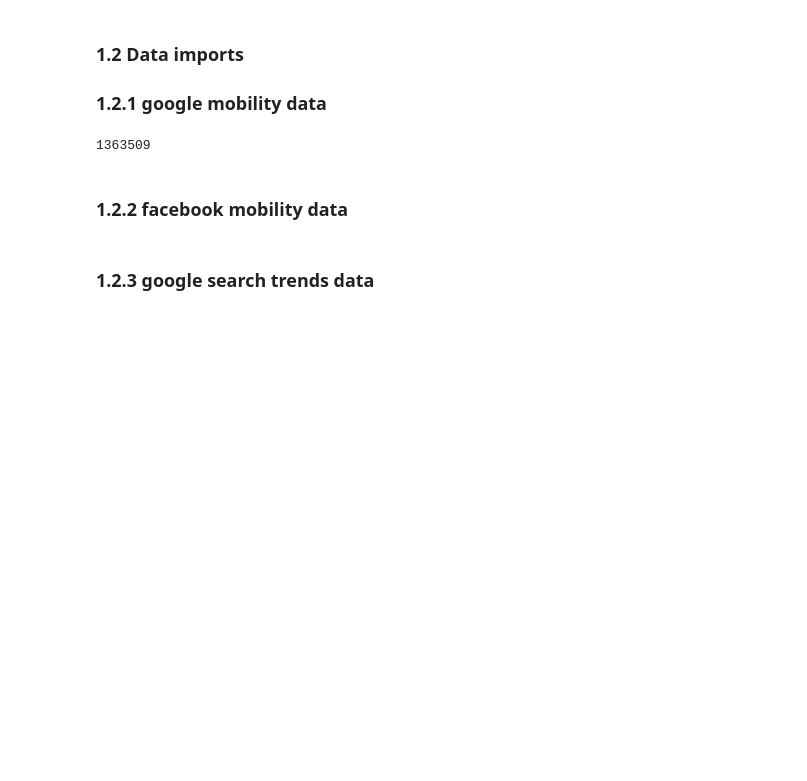
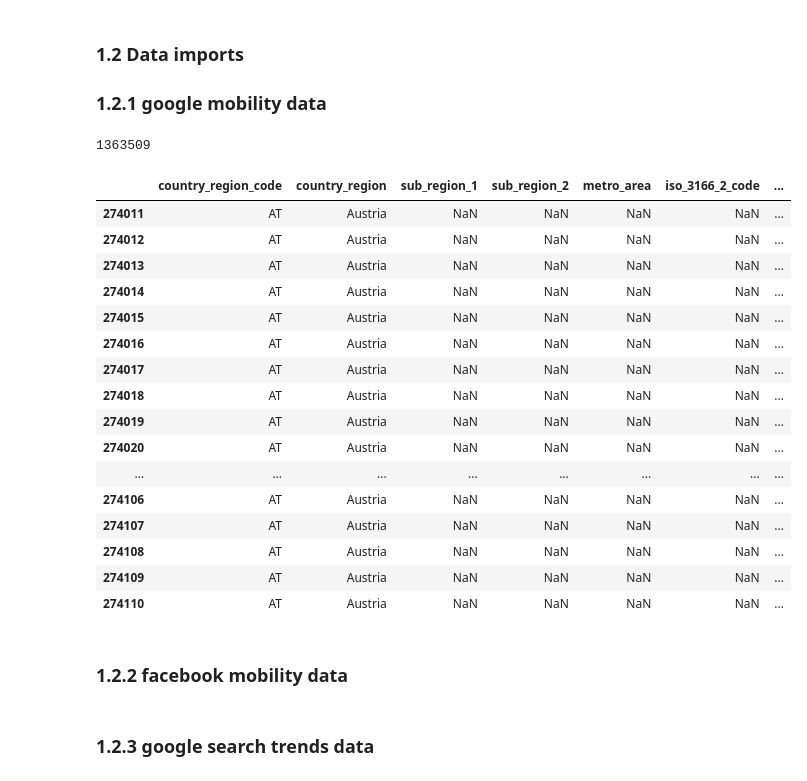
Before and after one commit to KevinSpurk/P03-how-to-predict-a-pandemic, a Jupyter notebook: P03_predict_covid19.ipynb, the cells around one changed output. Drawn from its saved outputs; the diff is of its cells as text; code cells hidden in the pictures; blank space fills up the shorter version.

Commit message:
imports, google trends data (working)

```diff
--- a/P03_predict_covid19.ipynb
+++ b/P03_predict_covid19.ipynb
@@ -48,6 +48,26 @@ data_mob_eu = data_mob_global[data_mob_global['country_region_code'].isin(tgt_co
 len(data_mob_eu)
 # %% [output]
 1363509
+# %%
+data_mob_eu.head(100)
+# %% [output]
+|  | country_region_code | country_region | sub_region_1 | sub_region_2 | metro_area | iso_3166_2_code | ... |
+| 274011 | AT | Austria | NaN | NaN | NaN | NaN | ... |
+| 274012 | AT | Austria | NaN | NaN | NaN | NaN | ... |
+| 274013 | AT | Austria | NaN | NaN | NaN | NaN | ... |
+| 274014 | AT | Austria | NaN | NaN | NaN | NaN | ... |
+| 274015 | AT | Austria | NaN | NaN | NaN | NaN | ... |
+| 274016 | AT | Austria | NaN | NaN | NaN | NaN | ... |
+| 274017 | AT | Austria | NaN | NaN | NaN | NaN | ... |
+| 274018 | AT | Austria | NaN | NaN | NaN | NaN | ... |
+| 274019 | AT | Austria | NaN | NaN | NaN | NaN | ... |
+| 274020 | AT | Austria | NaN | NaN | NaN | NaN | ... |
+| ... | ... | ... | ... | ... | ... | ... | ... |
+| 274106 | AT | Austria | NaN | NaN | NaN | NaN | ... |
+| 274107 | AT | Austria | NaN | NaN | NaN | NaN | ... |
+| 274108 | AT | Austria | NaN | NaN | NaN | NaN | ... |
+| 274109 | AT | Austria | NaN | NaN | NaN | NaN | ... |
+| 274110 | AT | Austria | NaN | NaN | NaN | NaN | ... |
 # %% [markdown]
 ### 1.2.2 facebook mobility data
 # %% [markdown]
```
Also changed, not shown: parts of 26 cells of this notebook, 1 other file.
